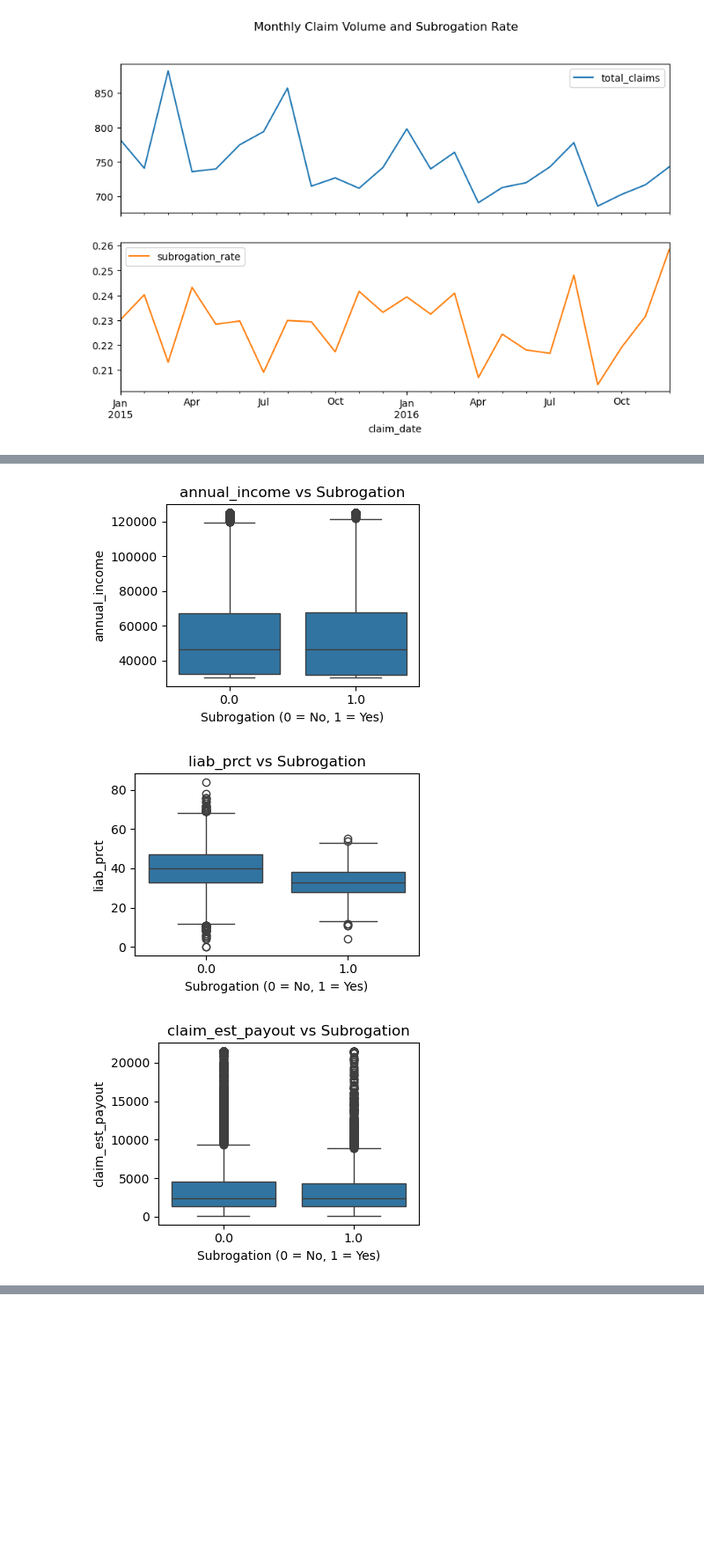
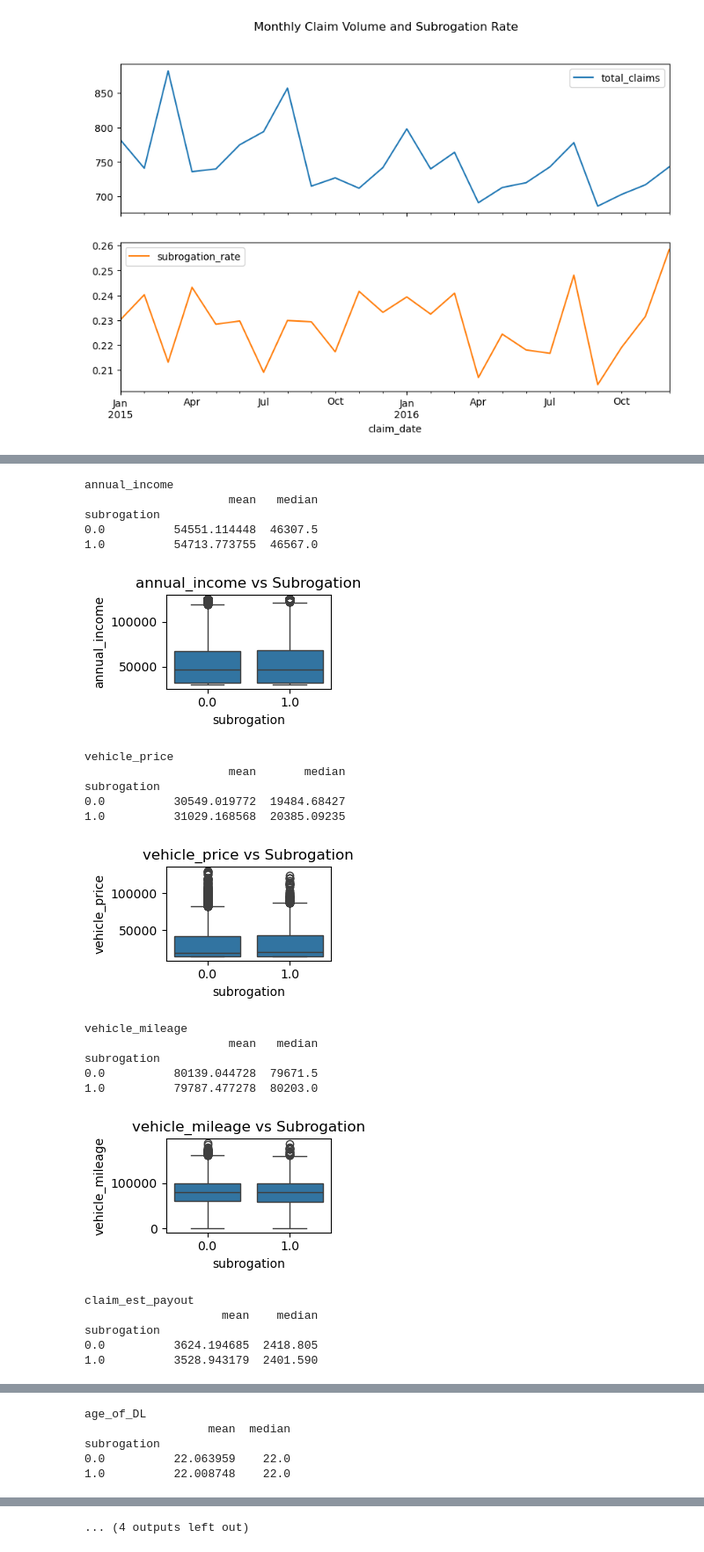
Before and after one commit to rwandashi/insurance-subrogation-prediction, a Jupyter notebook: notebooks/01_eda.ipynb, the cells around one changed output, grey strips where cells are left out. Shown at 88% size. Saved outputs shown, nothing was run; the diff lists cells and outputs as text; code cells hidden in the pictures; blank space fills up the shorter version.

```diff
--- a/notebooks/01_eda.ipynb
+++ b/notebooks/01_eda.ipynb
@@ -99 +158,13 @@ numeric_vars = [
+# %%
+# Distribution summary (ALL numeric vars)
+continuous_vars = [
+    "annual_income",
+    "vehicle_price",
+    "vehicle_mileage",
+    "claim_est_payout",
+    "age_of_DL",
+    "past_num_of_claims",
+    "safety_rating",
+    "liab_prct"
+]
 # %%
@@ -123,16 +216,43 @@ dtype: float64
 # %%
 import matplotlib.pyplot as plt
 import seaborn as sns
 
-for var in numeric_vars:
-    plt.figure(figsize=(4, 3))
+for var in continuous_vars:
+    print(f"\n{var}")
+    stats = (
+    df.groupby("subrogation")[var]
+      .describe()[["mean", "50%"]]
+      .rename(columns={"50%": "median"}))
+    print(stats)
+
+    #print(df.groupby("subrogation")[var].describe()[["mean", "median"]])
+
+    plt.figure(figsize=(3, 2))
     sns.boxplot(x="subrogation", y=var, data=df)
     plt.title(f"{var} vs Subrogation")
-    plt.xlabel("Subrogation (0 = No, 1 = Yes)")
-    plt.ylabel(var)
     plt.tight_layout()
     plt.show()
 # %% [output]
+annual_income
+                     mean   median
+subrogation
+0.0          54551.114448  46307.5
+1.0          54713.773755  46567.0
-[figure, old version]
+[figure, new version]
+vehicle_price
+                     mean       median
+subrogation
+0.0          30549.019772  19484.68427
+1.0          31029.168568  20385.09235
-[figure, old version]
+[figure, new version]
+vehicle_mileage
+                     mean   median
+subrogation
+0.0          80139.044728  79671.5
+1.0          79787.477278  80203.0
-[figure, old version]
+[figure, new version]
+claim_est_payout
+                    mean    median
+subrogation
+0.0          3624.194685  2418.805
+1.0          3528.943179  2401.590
@@ -139,0 +260,5 @@ for var in numeric_vars:
+age_of_DL
+                  mean  median
+subrogation
+0.0          22.063959    22.0
+1.0          22.008748    22.0
@@ -143,0 +272 @@ for var in numeric_vars:
+... (4 outputs left out)
```
Also changed, not shown: parts of 57 cells of this notebook, 1 other file.
